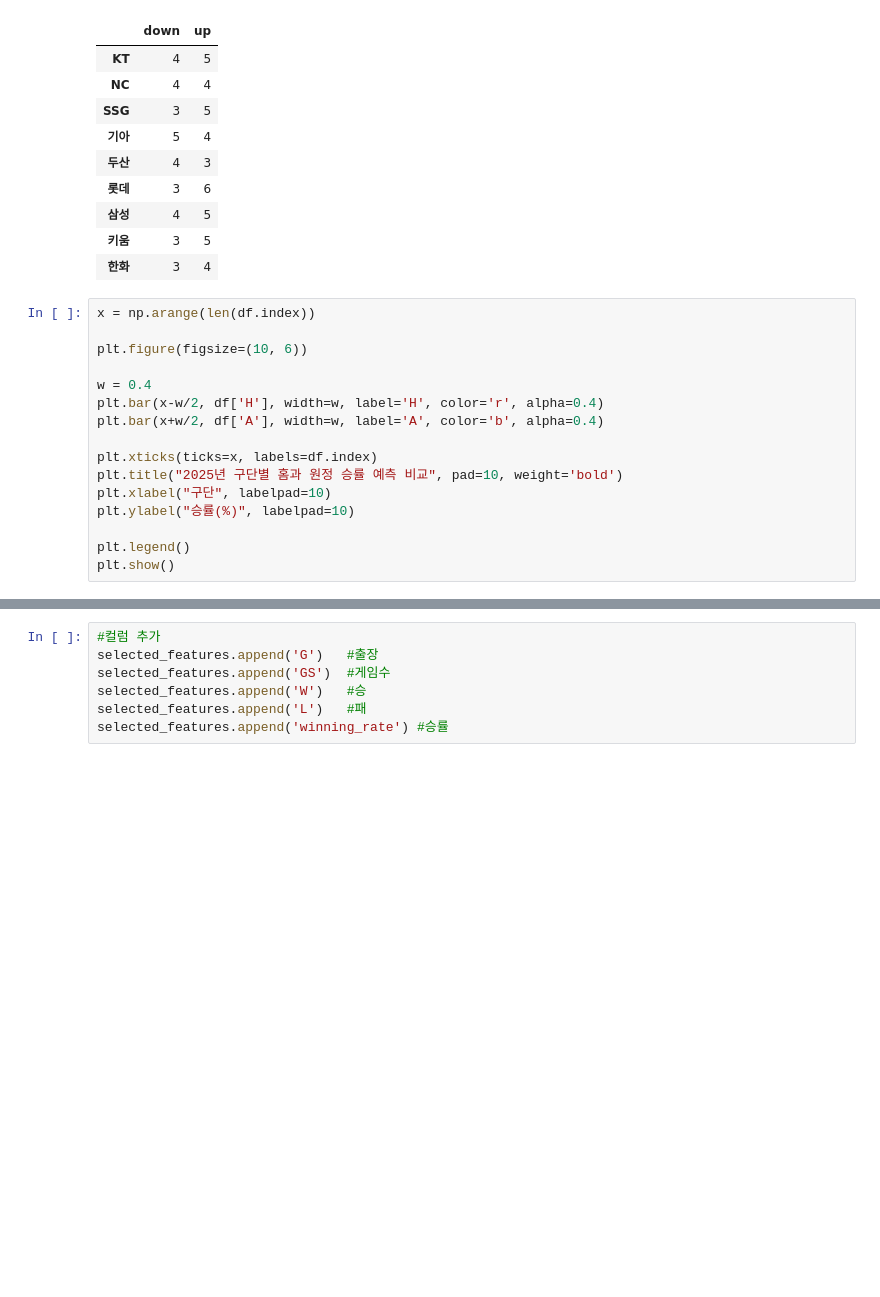
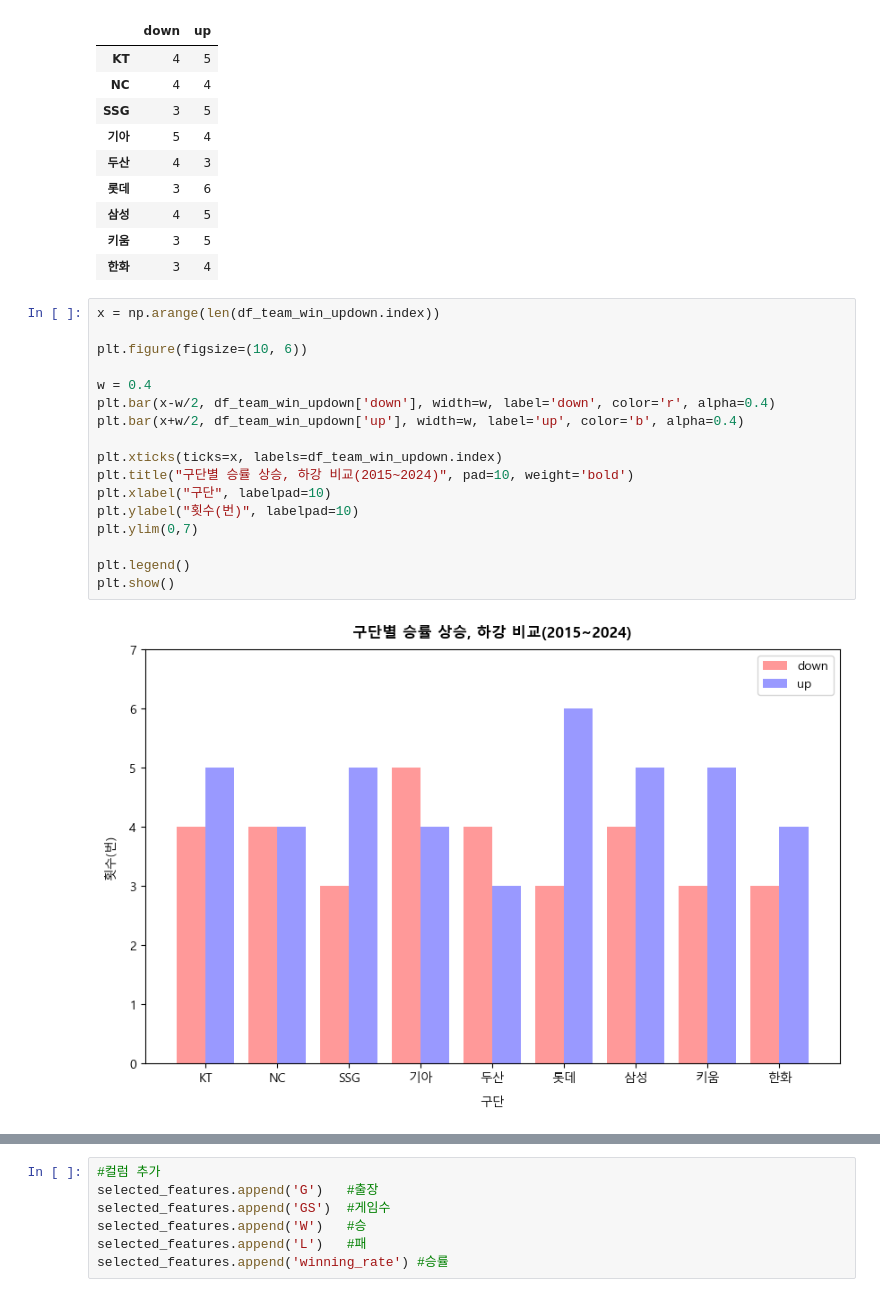
Before and after one commit to IAMKIMEUNSEO/predict2025_kbo_lgtwins_winning_rate, a Jupyter notebook: lgtwins.ipynb, the cells around one changed output, grey strips where cells are left out. Cells and saved outputs as stored; diff of their text form; blank space fills up the shorter version.

```diff
--- a/lgtwins.ipynb
+++ b/lgtwins.ipynb
@@ -552,21 +574,24 @@ df_team_win_updown
 | 키움 | 3 | 5 |
 | 한화 | 3 | 4 |
 # %%
-x = np.arange(len(df.index))
+x = np.arange(len(df_team_win_updown.index))
 
 plt.figure(figsize=(10, 6))
 
 w = 0.4
-plt.bar(x-w/2, df['H'], width=w, label='H', color='r', alpha=0.4)
-plt.bar(x+w/2, df['A'], width=w, label='A', color='b', alpha=0.4)
+plt.bar(x-w/2, df_team_win_updown['down'], width=w, label='down', color='r', alpha=0.4)
+plt.bar(x+w/2, df_team_win_updown['up'], width=w, label='up', color='b', alpha=0.4)
 
-plt.xticks(ticks=x, labels=df.index)
-plt.title("2025년 구단별 홈과 원정 승률 예측 비교", pad=10, weight='bold')
+plt.xticks(ticks=x, labels=df_team_win_updown.index)
+plt.title("구단별 승률 상승, 하강 비교(2015~2024)", pad=10, weight='bold')
 plt.xlabel("구단", labelpad=10)
-plt.ylabel("승률(%)", labelpad=10)
+plt.ylabel("횟수(번)", labelpad=10)
+plt.ylim(0,7)
 
 plt.legend()
 plt.show()
+# %% [output]
+[figure, added]
 # %%
 x = np.arange(len(df_team_win_updown.index))
 
```
Also changed, not shown: parts of 13 cells of this notebook.
